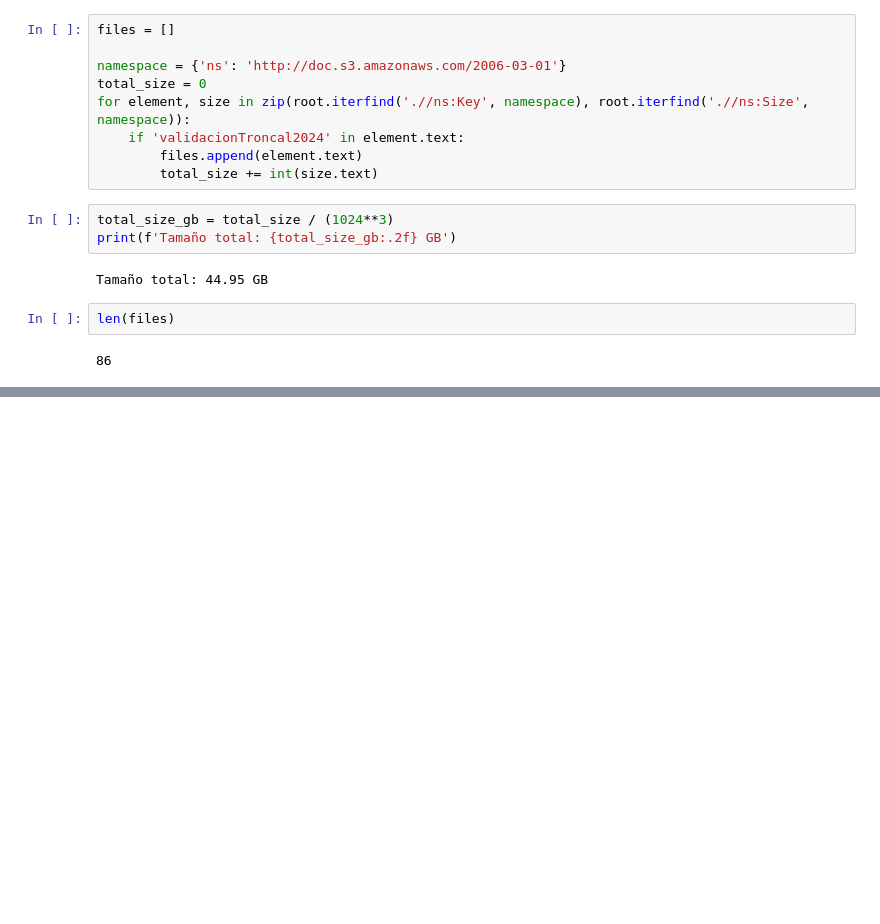
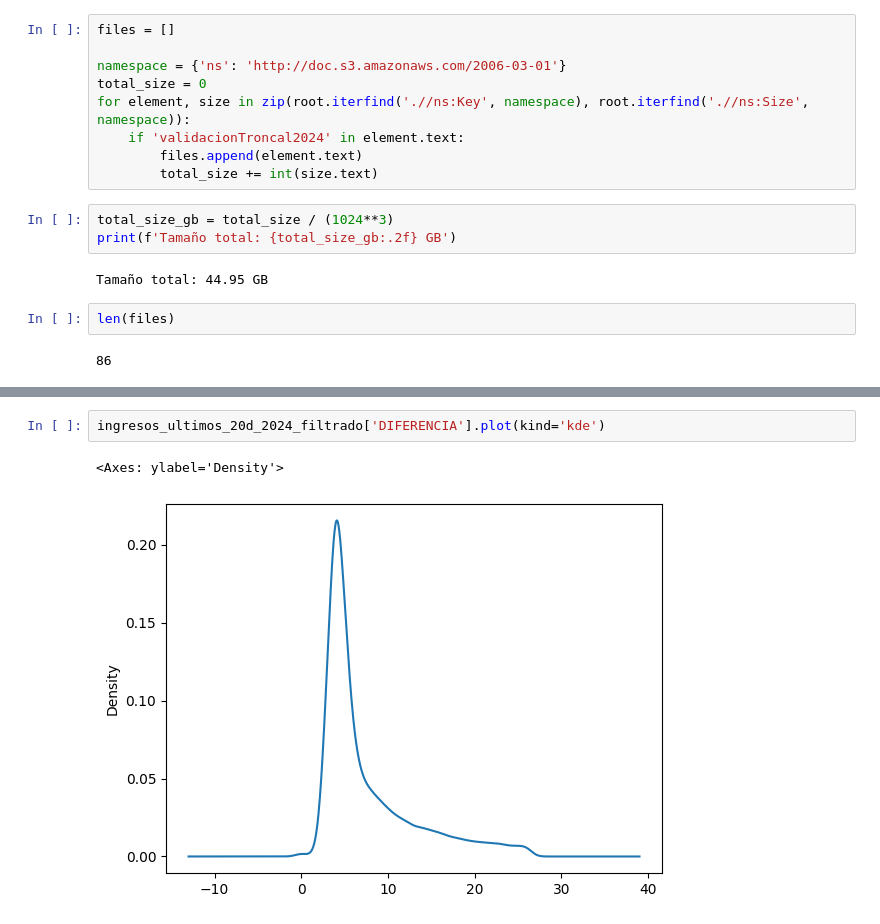
Before and after one commit to maherreramu/ps, a Jupyter notebook: digest_ingresos.ipynb, the cells around one changed output, grey strips where cells are left out. Drawn from its saved outputs; the diff is of its cells as text; blank space fills up the shorter version.

```diff
--- a/digest_ingresos.ipynb
+++ b/digest_ingresos.ipynb
@@ -123,0 +186,5 @@ ingresos_ultimos_20d_2024 = pd.read_csv('ingresos_ultimos_20d_2024.csv')
+# %%
+ingresos_ultimos_20d_2024_filtrado['DIFERENCIA'].plot(kind='kde')
+# %% [output]
+<Axes: ylabel='Density'>
+[figure, added]
```
Also changed, not shown: parts of 17 cells of this notebook, 1 other file.
